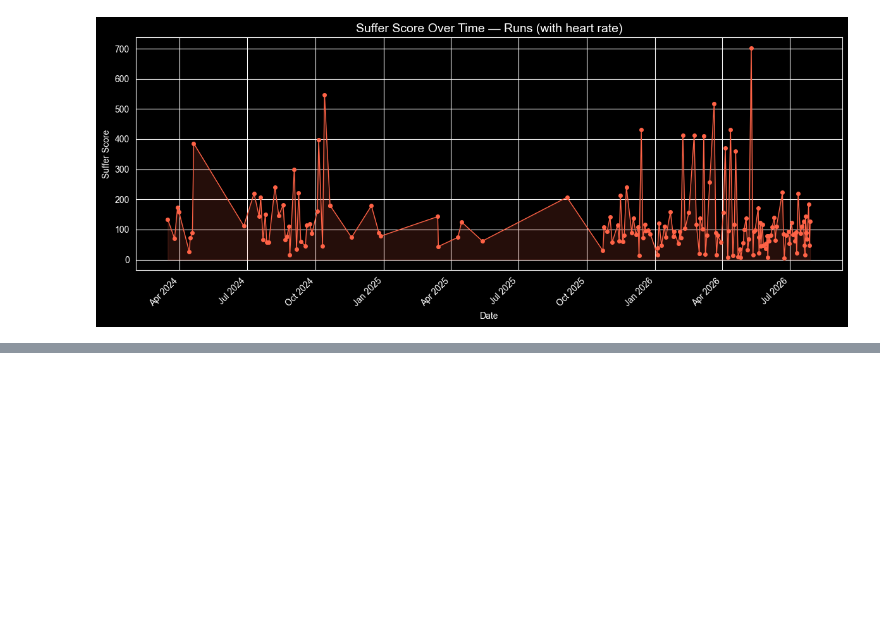
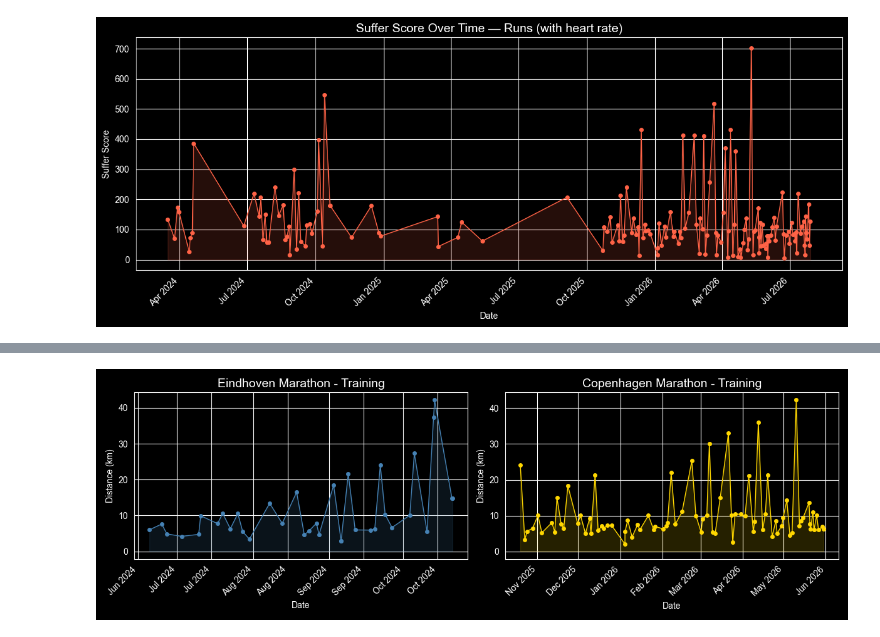
Before and after one commit to PersiFederico/SportAnalytics, a Jupyter notebook: Strava_Analytics.ipynb, the cells around one changed output, grey strips where cells are left out. Saved outputs shown, nothing was run; the diff lists cells and outputs as text; code cells hidden in the pictures; blank space fills up the shorter version.

```diff
--- a/Strava_Analytics.ipynb
+++ b/Strava_Analytics.ipynb
@@ -244,0 +115,50 @@ plt.show()
+# %%
+%matplotlib widget
+import matplotlib.pyplot as plt
+import matplotlib.dates as mdates
+import mplcursors
+import pandas as pd
+
+runs = (df[df["activity_type"] == "Run"]
+        .dropna(subset=["distance"])
+        .sort_values("start_date"))
+
+marathon1 = runs[(runs["start_date"] >= "2024-06-01") & (runs["start_date"] < "2024-10-31")]
+marathon2 = runs[(runs["start_date"] >= "2025-10-07") & (runs["start_date"] < "2026-05-31")]
+fig, (ax1, ax2) = plt.subplots(1, 2, figsize=(12, 4))
+
+cursors = []
+
+for ax, data, title, color in [
+    (ax1, marathon1, "Eindhoven Marathon - Training", "steelblue"),
+    (ax2, marathon2, "Copenhagen Marathon - Training", "gold"),
+]:
+    line, = ax.plot(data["start_date"], data["distance"], marker="o", linewidth=1, markersize=4, color=color)
+    ax.fill_between(data["start_date"], data["distance"], alpha=0.15, color=color)
+    ax.set_title(title, fontsize=14)
+    ax.set_xlabel("Date")
+    ax.set_ylabel("Distance (km)")
+    ax.xaxis.set_major_formatter(mdates.DateFormatter("%b %Y"))
+    ax.xaxis.set_major_locator(mdates.AutoDateLocator())
+    plt.setp(ax.get_xticklabels(), rotation=45, ha="right")
+
+    cursor = mplcursors.cursor(line, hover=False)
+    cursors.append(cursor)
+    prev_sel = [None]
+
+    @cursor.connect("add")
+    def on_add(sel, d=data, p=prev_sel):
+        if p[0] is not None:
+            p[0].annotation.set_visible(False)
+        p[0] = sel
+        row = d.iloc[sel.index]
+        sel.annotation.set_text(
+            f"{row['start_date'].strftime('%d %b %Y')}\n"
+            f"Distance: {row['distance']:.1f} km\n"
+            f"Suffer Score: {row.get('suffer_score', 'N/A')}"
+        )
+
+plt.tight_layout()
+plt.show()
+# %% [output]
+[figure, added]
```
Also changed, not shown: parts of 19 cells of this notebook, 1 other file.
